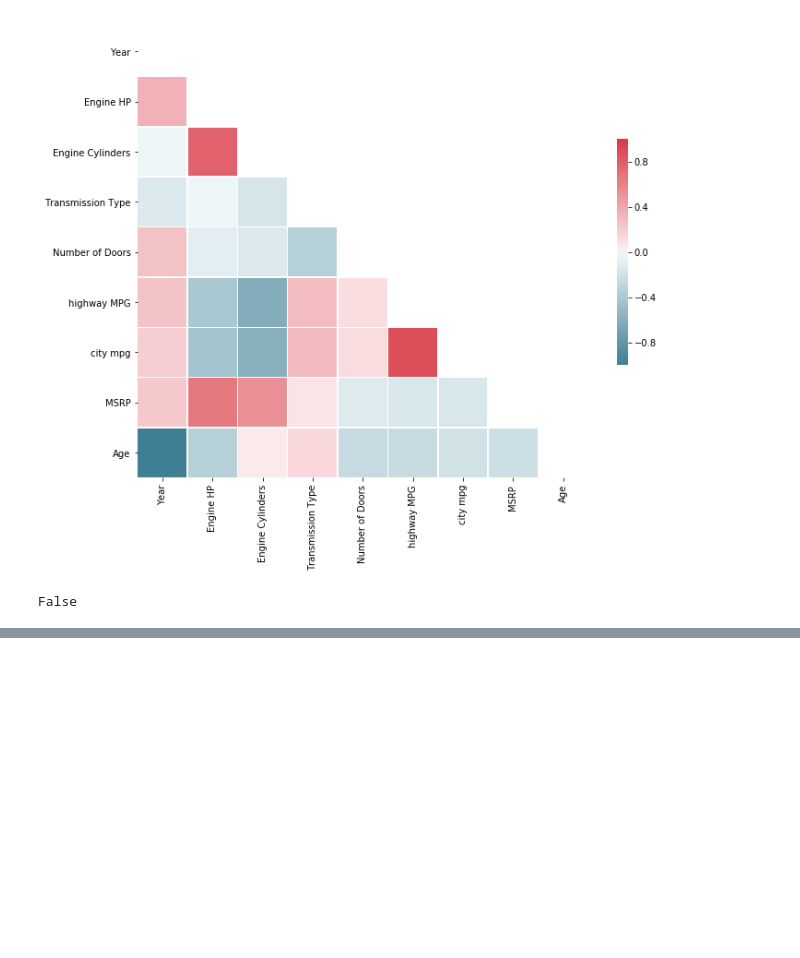
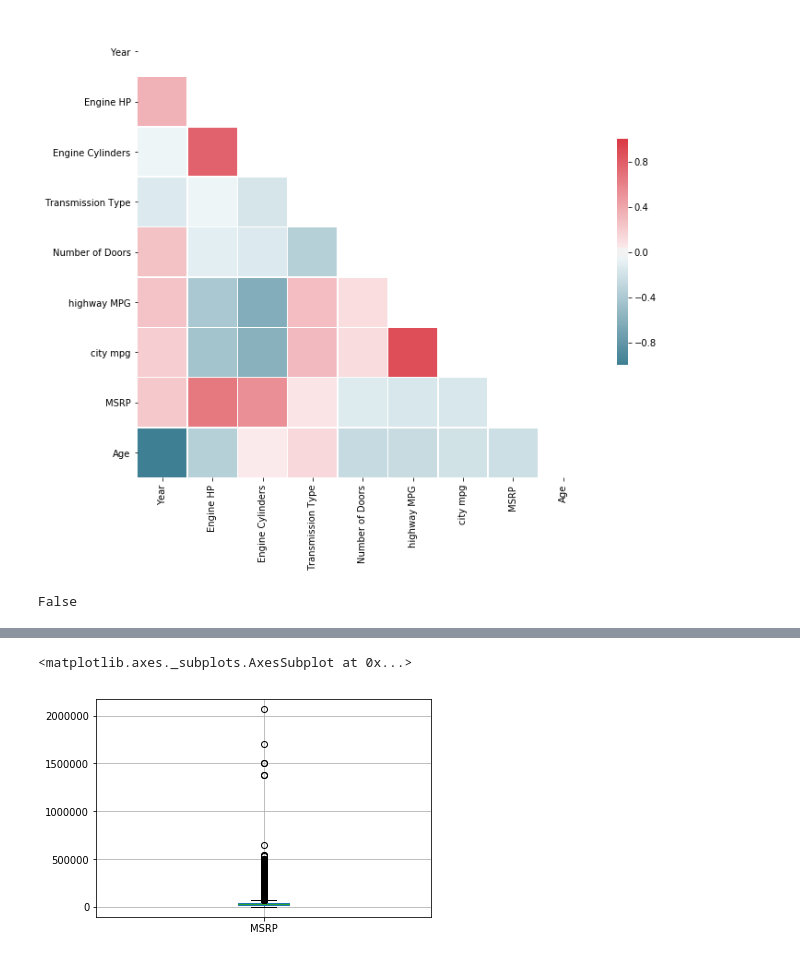
Before and after one commit to muhdlaziem/Car-Price-Prediction-using-Ensemble-Regression, a Jupyter notebook: Car Price Prediction using Ensemble Regression.ipynb, the cells around one changed output, grey strips where cells are left out. Saved outputs shown, nothing was run; the diff lists cells and outputs as text; code cells hidden in the pictures; blank space fills up the shorter version.

```diff
--- a/Car Price Prediction using Ensemble Regression.ipynb
+++ b/Car Price Prediction using Ensemble Regression.ipynb
@@ -160,0 +236,12 @@ False
+# %%
+cp = cp.replace({'premium unleaded (required)':'1'})
+cp = cp.replace({'regular unleaded':'2'})
+cp = cp.replace({'premium unleaded (recommended)':'3'})
+cp = cp.replace({'flex-fuel (unleaded/E85)':'4'})
+cp = cp.replace({'diesel':'5'})
+cp = cp.replace({'electric':'6'})
+cp = cp.replace({'flex-fuel (premium unleaded recommended/E85)':'7'})
+cp = cp.replace({'natural gas':'8'})
+cp = cp.replace({'flex-fuel (premium unleaded required/E85)':'9'})
+cp = cp.replace({'flex-fuel (unleaded/natural gas)':'10'})
+cp['Engine Fuel Type'].value_counts()
@@ -160,0 +264,2 @@ False
+# %%
+cp=cp.dropna()
@@ -160,0 +371,5 @@ False
+# %%
+cp.boxplot(column='MSRP')
+# %% [output]
+<matplotlib.axes._subplots.AxesSubplot at 0x...>
+[figure, added]
```
Also changed, not shown: parts of 22 cells of this notebook, 2 other files.
